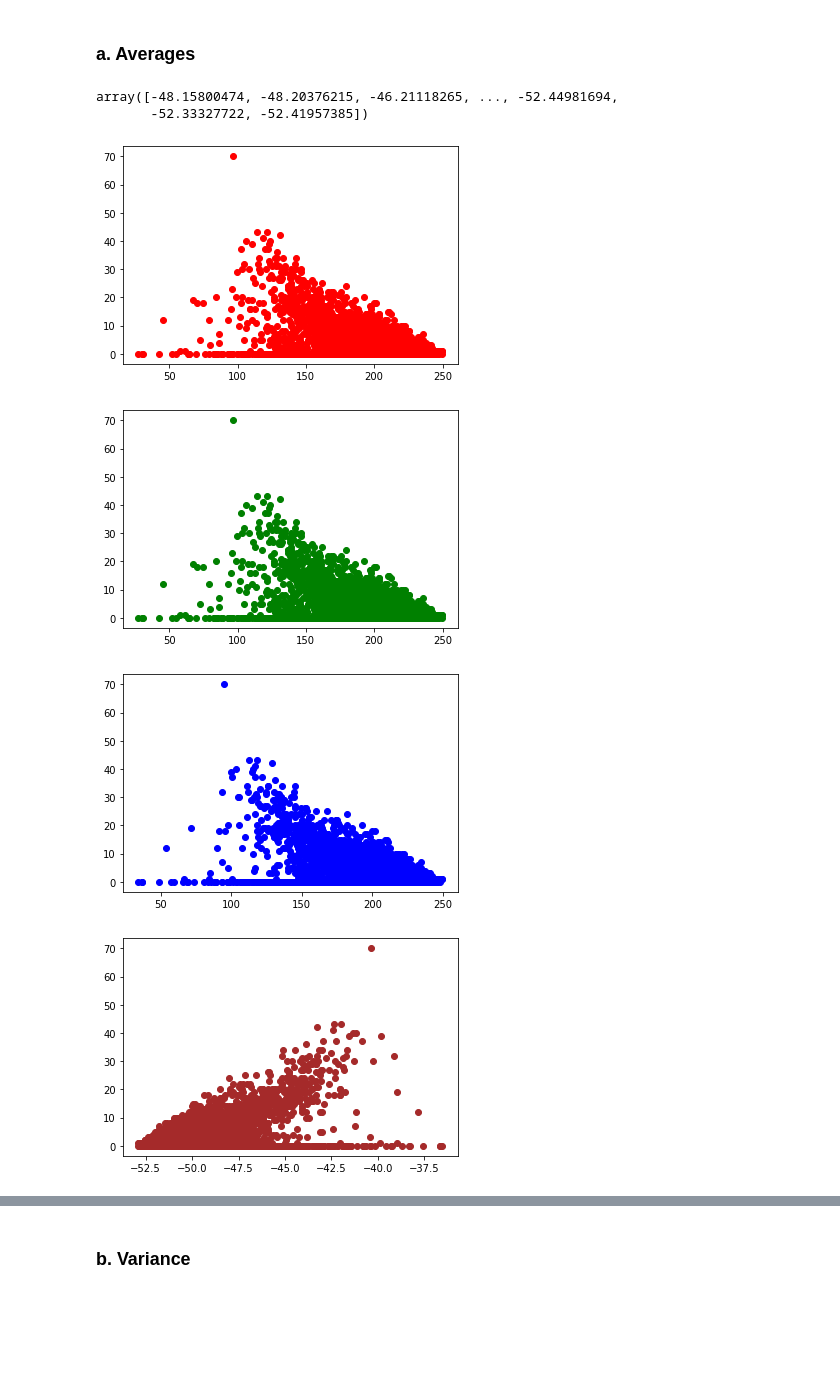
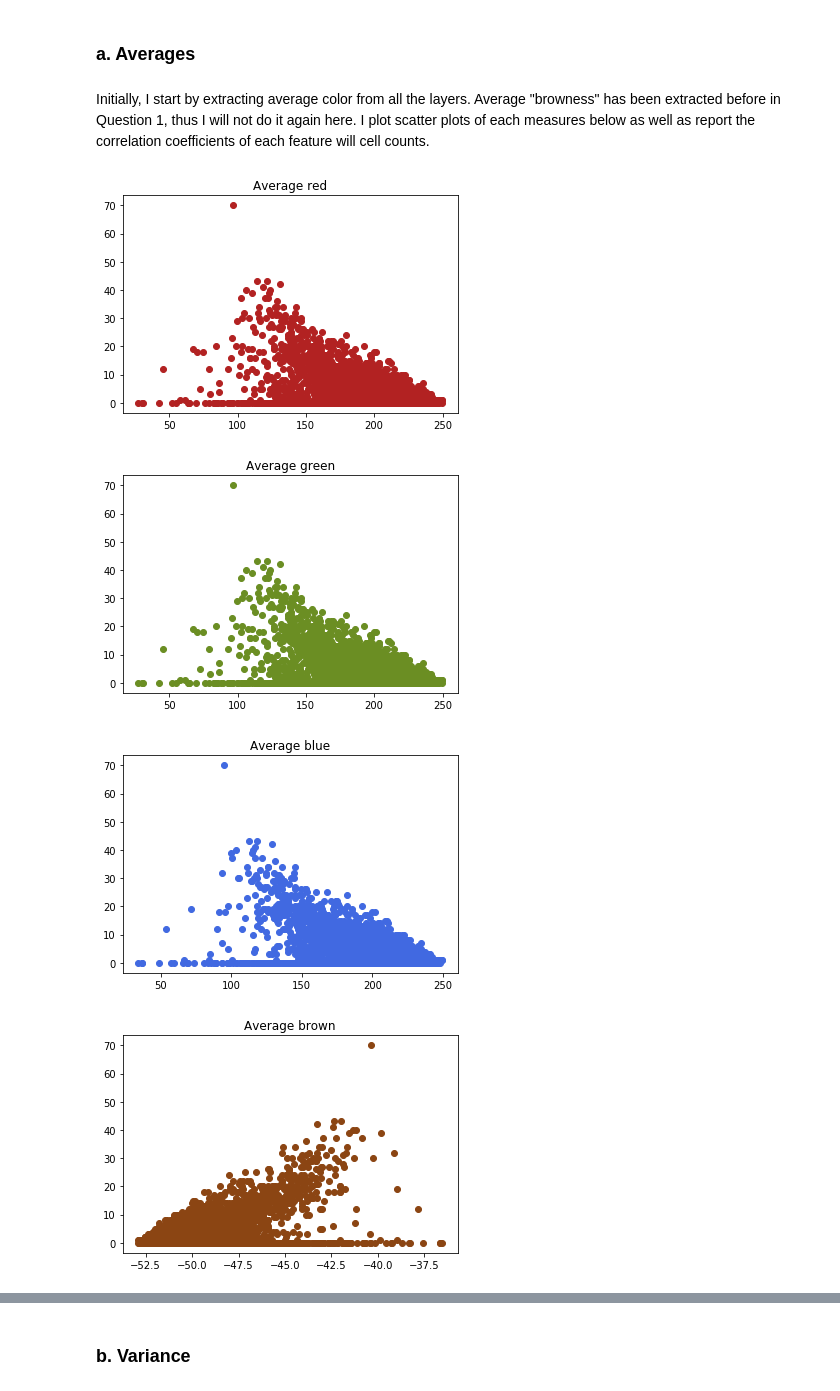
Before and after one commit to GStravinsky/Cell-count, a Jupyter notebook: Ass_2.ipynb, the cells around one changed output, grey strips where cells are left out. Drawn from its saved outputs; the diff is of its cells as text; code cells hidden in the pictures; blank space fills up the shorter version.

```diff
--- a/Ass_2.ipynb
+++ b/Ass_2.ipynb
@@ -128,18 +158,18 @@ hed_data_2 = (hed_data_2[:,:,:,2] * 128).astype("int8")
 # %%
 hed_data = np.vstack((hed_data, hed_data_2))
 # %%
-hed_data_2 = rgb2hed(X[4000:5000])
-hed_data_2 = (hed_data_2[:,:,:,2] * 128).astype("int8")
+hed_data_2 = rgb2hed(X[4000:5000])[:,:,:,2]
+hed_data_2 = (hed_data_2 * 128).astype("int8")
 # %%
 hed_data = np.vstack((hed_data, hed_data_2))
 # %%
-hed_data_2 = rgb2hed(X[5000:6000])
-hed_data_2 = (hed_data_2[:,:,:,2] * 128).astype("int8")
+hed_data_2 = rgb2hed(X[5000:6000])[:,:,:,2]
+hed_data_2 = (hed_data_2 * 128).astype("int8")
 # %%
 hed_data = np.vstack((hed_data, hed_data_2))
 # %%
-hed_data_2 = rgb2hed(X[6000:])
-hed_data_2 = (hed_data_2[:,:,:,2] * 128).astype("int8")
+hed_data_2 = rgb2hed(X[6000:])[:,:,:,2]
+hed_data_2 = (hed_data_2 * 128).astype("int8")
 # %%
 hed_data = np.vstack((hed_data, hed_data_2))
 del(hed_data_2)
@@ -147,4 +180,8 @@ np.save("hed_data", hed_data)
 # %%
+cmap_hema = LinearSegmentedColormap.from_list('mycmap', ['white', 'navy'])
+cmap_dab = LinearSegmentedColormap.from_list('mycmap', ['white', 'saddlebrown'])
+cmap_eosin = LinearSegmentedColormap.from_list('mycmap', ['darkviolet', 'white'])
+
 for i in range(0,3):
   fig, axes = plt.subplots(1, 2, figsize=(7, 6), sharex=True, sharey=True)
   ax = axes.ravel()
@@ -204,12 +232,8 @@ array([ 3,  5,  0, 11,  0,  1,  0,  0,  1,  2,  5,  1,  3,  5,  7,  1,  1,
 ### i) Extracting features
 # %% [markdown]
 ### a. Averages
-# %%
-# average brown from before
-average_brown
-# %% [output]
-array([-48.15800474, -48.20376215, -46.21118265, ..., -52.44981694,
-       -52.33327722, -52.41957385])
+# %% [markdown]
+Initially, I start by extracting average color from all the layers. Average "browness" has been extracted before in Question 1, thus I will not do it again here. I plot scatter plots of each measures below as well as report the correlation coefficients of each feature will cell counts.
 # %%
 # average red
 average_red = []
@@ -237,14 +261,18 @@ np.save("average_blue", average_blue)
 # %%
-plt.scatter(average_red, Y, color="red")
+plt.scatter(average_red, Y, color="firebrick")
+plt.title("Average red")
 plt.show()
-plt.scatter(average_green, Y, color="green")
+plt.scatter(average_green, Y, color="olivedrab")
+plt.title("Average green")
 plt.show()
-plt.scatter(average_blue, Y, color="blue")
+plt.scatter(average_blue, Y, color="royalblue")
+plt.title("Average blue")
 plt.show()
-plt.scatter(average_brown, Y, color="brown")
+plt.scatter(average_brown, Y, color="saddlebrown")
+plt.title("Average brown")
 plt.show()
 # %% [output]
-[figure, old version]
+[figure, new version]
-[figure, old version]
+[figure, new version]
-[figure, old version]
+[figure, new version]
-[figure, old version]
+[figure, new version]
```
Also changed, not shown: parts of 231 cells of this notebook.
